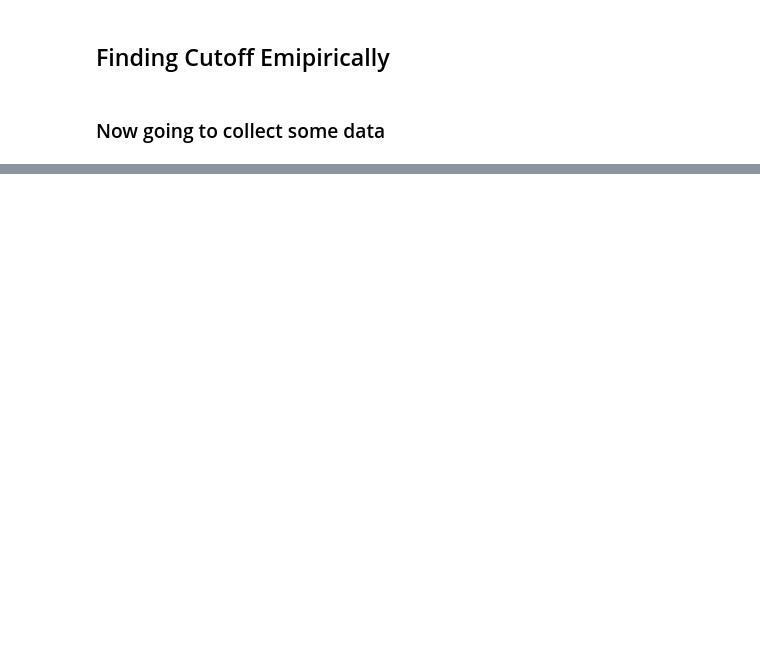
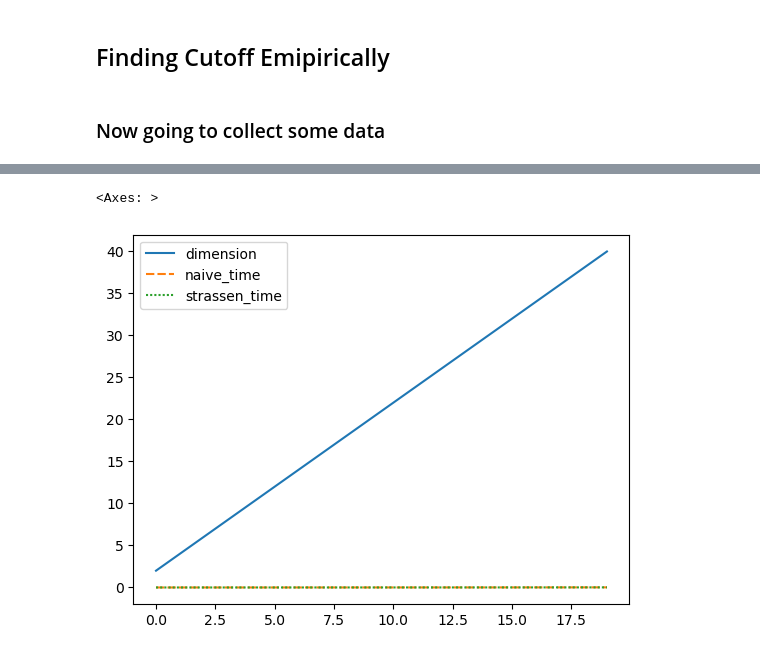
Before and after one commit to devinguevara/progset2, a Jupyter notebook: cutoff.ipynb, the cells around one changed output, grey strips where cells are left out. Cells and saved outputs as stored; diff of their text form; code cells hidden in the pictures; blank space fills up the shorter version.

```diff
--- a/cutoff.ipynb
+++ b/cutoff.ipynb
@@ -136,0 +350,21 @@ TypeError: generate_random_matrix() missing 1 required positional argument: 'val
+# %%
+df = find_cutoff(40, odd = False)
+
+
+import matplotlib.pyplot as plt
+
+# Assuming df is already defined
+df_melted = df.melt(id_vars="dimension", var_name="method", value_name="time")
+
+# Create the line plot
+plt.figure(figsize=(8, 5))
+sns.lineplot(data=df_melted, x="dimension", y="time", hue="method", marker="o")
+
+# Label the axes and title
+plt.xlabel("Matrix Dimension")
+plt.ylabel("Time (seconds)")
+plt.title("Naive vs Strassen Multiplication Time")
+plt.legend(title="Method")
+
+# Show the plot
+plt.show()
@@ -136,0 +378,5 @@ TypeError: generate_random_matrix() missing 1 required positional argument: 'val
+# %%
+sns.lineplot(data=df)
+# %% [output]
+<Axes: >
+[figure, added]
```
Also changed, not shown: parts of 8 cells of this notebook, 2 other files.
